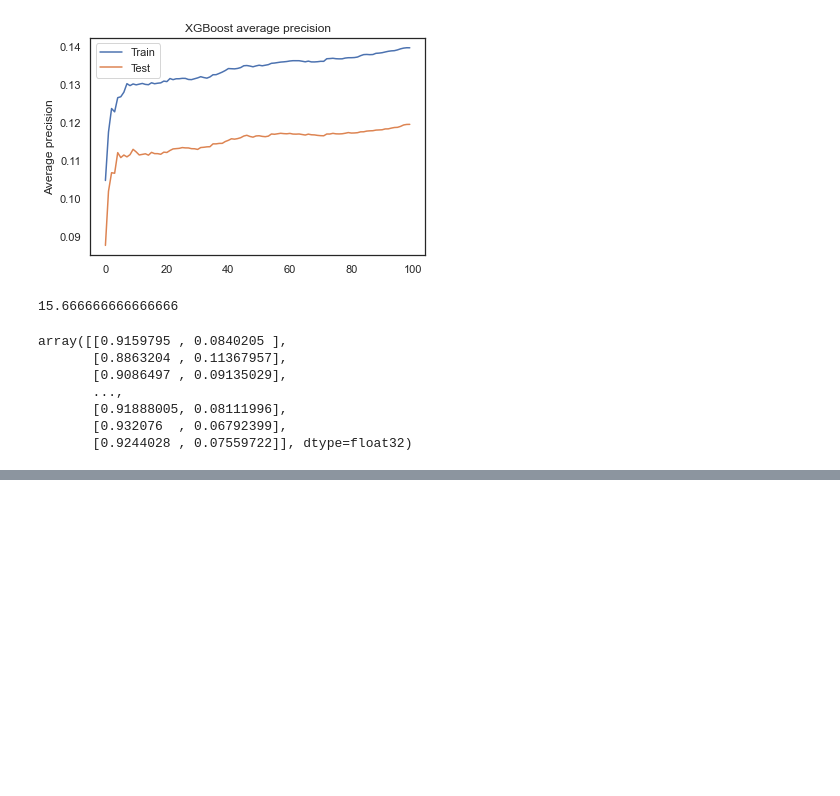
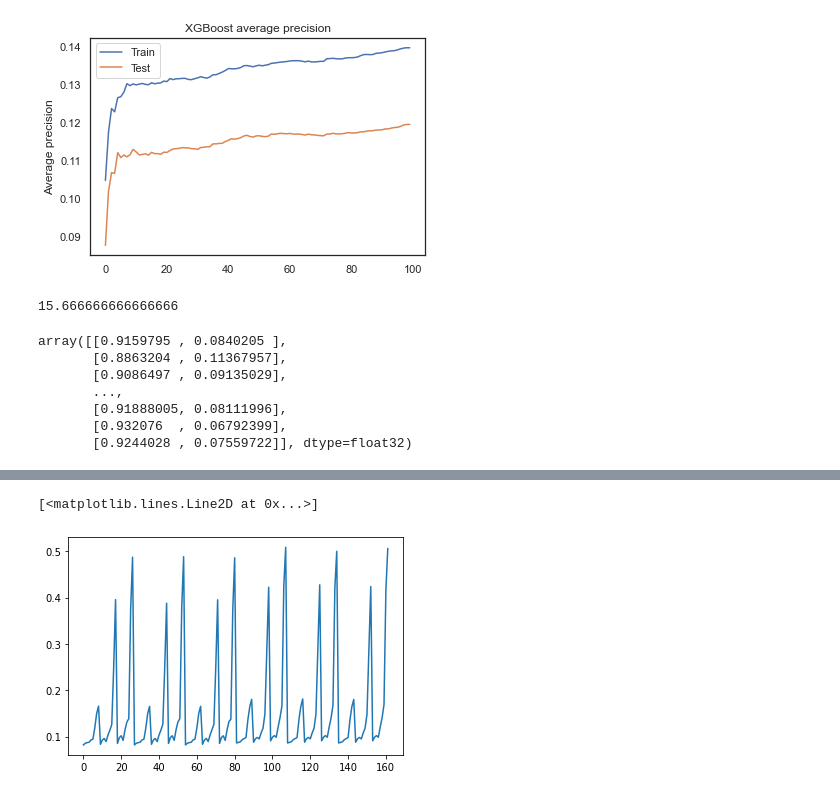
Before and after one commit to zhakhverdyan/eICU_AKIlert, a Jupyter notebook: notebooks/XGBoost_timeseries_samp.ipynb, the cells around one changed output, grey strips where cells are left out. Saved outputs shown, nothing was run; the diff lists cells and outputs as text; code cells hidden in the pictures; blank space fills up the shorter version.

```diff
--- a/notebooks/XGBoost_timeseries_samp.ipynb
+++ b/notebooks/XGBoost_timeseries_samp.ipynb
@@ -484,0 +598,38 @@ for i in range(nFolds):
+# %%
+import xgboost as xgb
+from sklearn.model_selection import GridSearchCV
+from sklearn.metrics import average_precision_score, make_scorer
+random_state=2020
+
+xgbc = xgb.XGBClassifier(scale_pos_weight=15, objective='binary:logistic', \
+                         eval_metric=['aucpr'], \
+                             random_state=random_state, early_stopping_rounds=10)
+
+
+# Define our search space for grid search
+search_space = [
+  {
+    'n_estimators': [10, 50, 100],
+    'learning_rate': [0.01, 0.1, 0.3],
+    'max_depth': [3, 6, 12],
+    'colsample_bytree': [i/10.0 for i in range(1, 3)],
+    'gamma': [i/10.0 for i in range(3)]
+    #'lambda': np.logspace(-1, 1, num=3)
+  }
+]
+
+# AUC and average precision as score
+scoring = {'AUC':'roc_auc', 'Average precision':make_scorer(average_precision_score)}
+# Define grid search
+grid = GridSearchCV(
+  xgbc,
+  param_grid=search_space,
+  cv=custom_cv,
+  scoring=scoring,
+  refit='Average precision',
+  verbose=1,
+  n_jobs=-1,
+  return_train_score=True
+)
+# Fit grid search
+grid.fit(X_train, y_train)
@@ -484,0 +727,6 @@ for i in range(nFolds):
+# %%
+plt.plot(grid.cv_results_['mean_test_Average precision'])
+#plt.plot(grid.cv_results_['mean_train_Average precision'])
+# %% [output]
+[<matplotlib.lines.Line2D at 0x...>]
+[figure, added]
```
Also changed, not shown: parts of 20 cells of this notebook, 4 other files.
